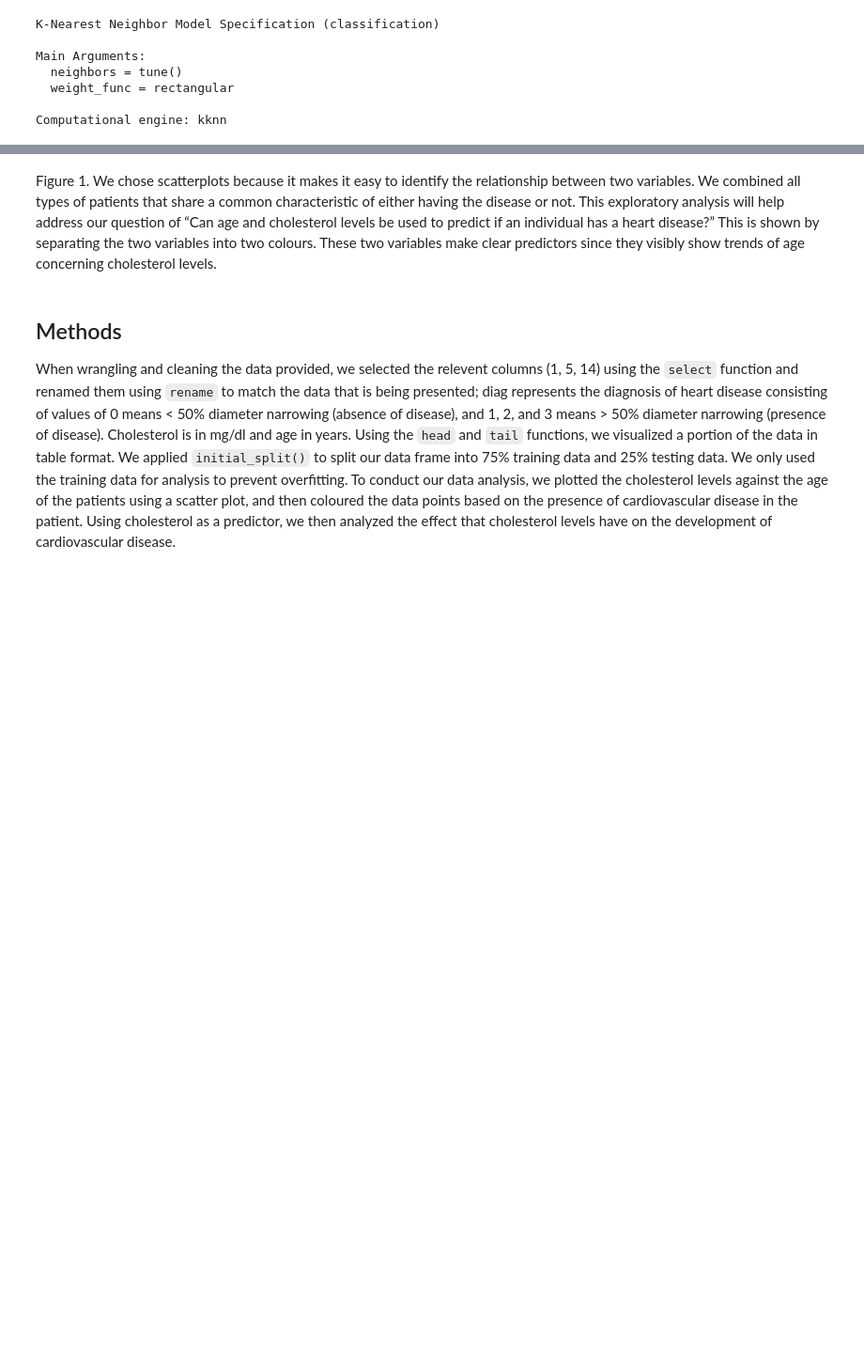
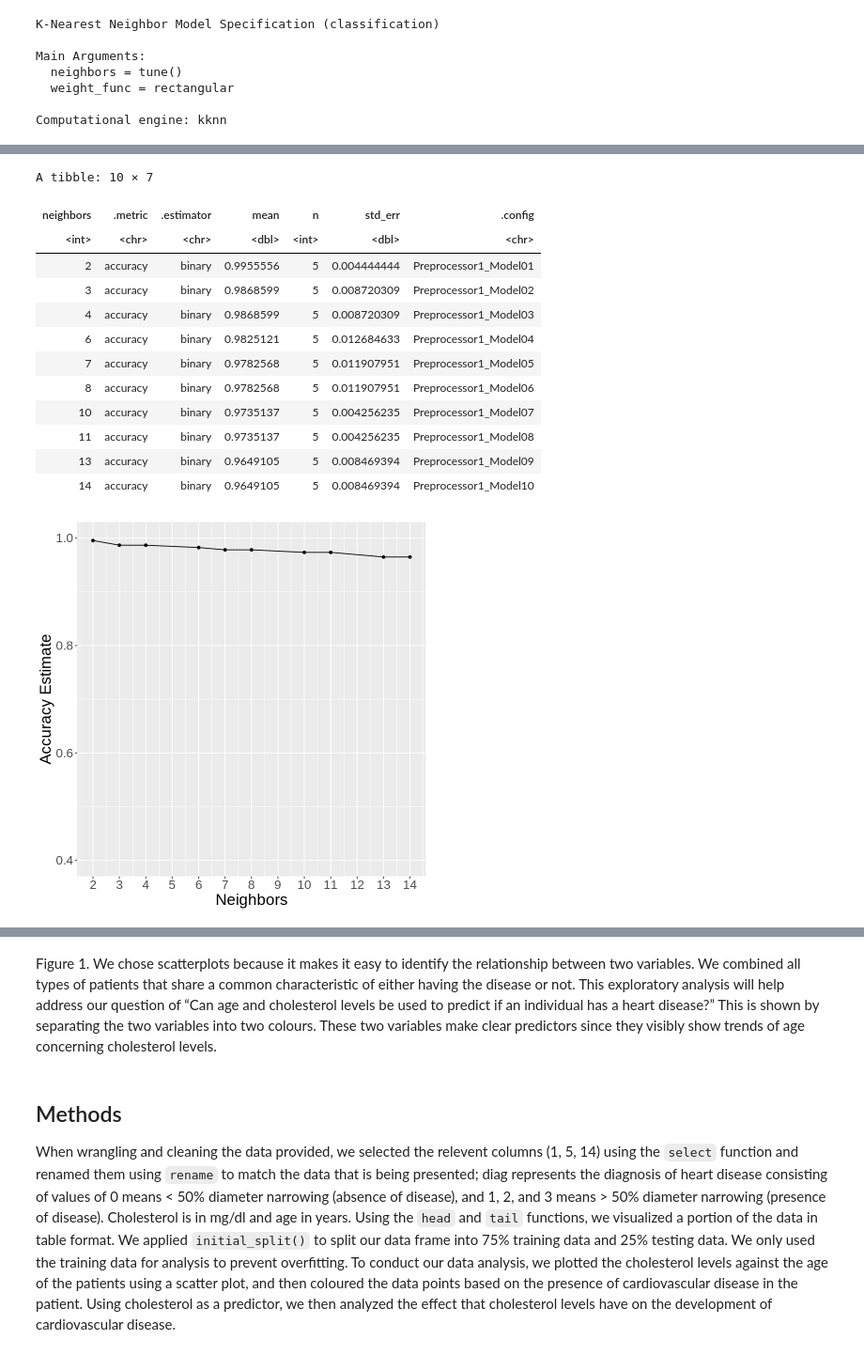
Before and after one commit to matthewzizek/dsci-100-project, a Jupyter notebook: GroupProjectReport.ipynb, the cells around one changed output, grey strips where cells are left out. Shown at 94% size. Saved outputs shown, nothing was run; the diff lists cells and outputs as text; code cells hidden in the pictures; blank space fills up the shorter version.

Commit message:
Determined k and created elbow plot

```diff
--- a/GroupProjectReport.ipynb
+++ b/GroupProjectReport.ipynb
@@ -154,3 +235,6 @@ Main Arguments:
   weight_func = rectangular
 
 Computational engine: kknn
+# %%
+cleveland_vfold <- vfold_cv(cleveland_train, v = 5, strata = diag)
+cleveland_vfold
@@ -159,6 +252,7 @@ Computational engine: kknn
 knn_fit <- workflow() |>
     add_recipe(cleveland_recipe) |>
     add_model(knn_spec) |>
-    fit(data = cleveland_train)
+    tune_grid(resamples = cleveland_vfold, grid = 10) |>
+    collect_metrics()
 knn_fit
 # %% [output]
@@ -173,0 +278,31 @@ cleveland_test_predictions |>
+# %%
+accuracies <- knn_fit |>
+              filter(.metric == "accuracy")
+accuracies
+
+accuracy_versus_k <- ggplot(accuracies, aes(x = neighbors, y = mean)) +
+                     geom_point() +
+                     geom_line() +
+                     labs(x = "Neighbors", y = "Accuracy Estimate") +
+                     theme(text = element_text(size = 20)) +
+                     scale_x_continuous(breaks = seq(0, 14, by = 1)) +
+                     scale_y_continuous(limits = c(0.4, 1.0))
+
+accuracy_versus_k
+
+#k = 3 is the best neighbour value to use based on the plot
+# %% [output]
+A tibble: 10 × 7
+| neighbors | .metric | .estimator | mean | n | std_err | .config |
+| <int> | <chr> | <chr> | <dbl> | <int> | <dbl> | <chr> |
+| 2 | accuracy | binary | 0.9955556 | 5 | 0.004444444 | Preprocessor1_Model01 |
+| 3 | accuracy | binary | 0.9868599 | 5 | 0.008720309 | Preprocessor1_Model02 |
+| 4 | accuracy | binary | 0.9868599 | 5 | 0.008720309 | Preprocessor1_Model03 |
+| 6 | accuracy | binary | 0.9825121 | 5 | 0.012684633 | Preprocessor1_Model04 |
+| 7 | accuracy | binary | 0.9782568 | 5 | 0.011907951 | Preprocessor1_Model05 |
+| 8 | accuracy | binary | 0.9782568 | 5 | 0.011907951 | Preprocessor1_Model06 |
+| 10 | accuracy | binary | 0.9735137 | 5 | 0.004256235 | Preprocessor1_Model07 |
+| 11 | accuracy | binary | 0.9735137 | 5 | 0.004256235 | Preprocessor1_Model08 |
+| 13 | accuracy | binary | 0.9649105 | 5 | 0.008469394 | Preprocessor1_Model09 |
+| 14 | accuracy | binary | 0.9649105 | 5 | 0.008469394 | Preprocessor1_Model10 |
+[figure, added]
```
Also changed, not shown: parts of 9 cells of this notebook.
